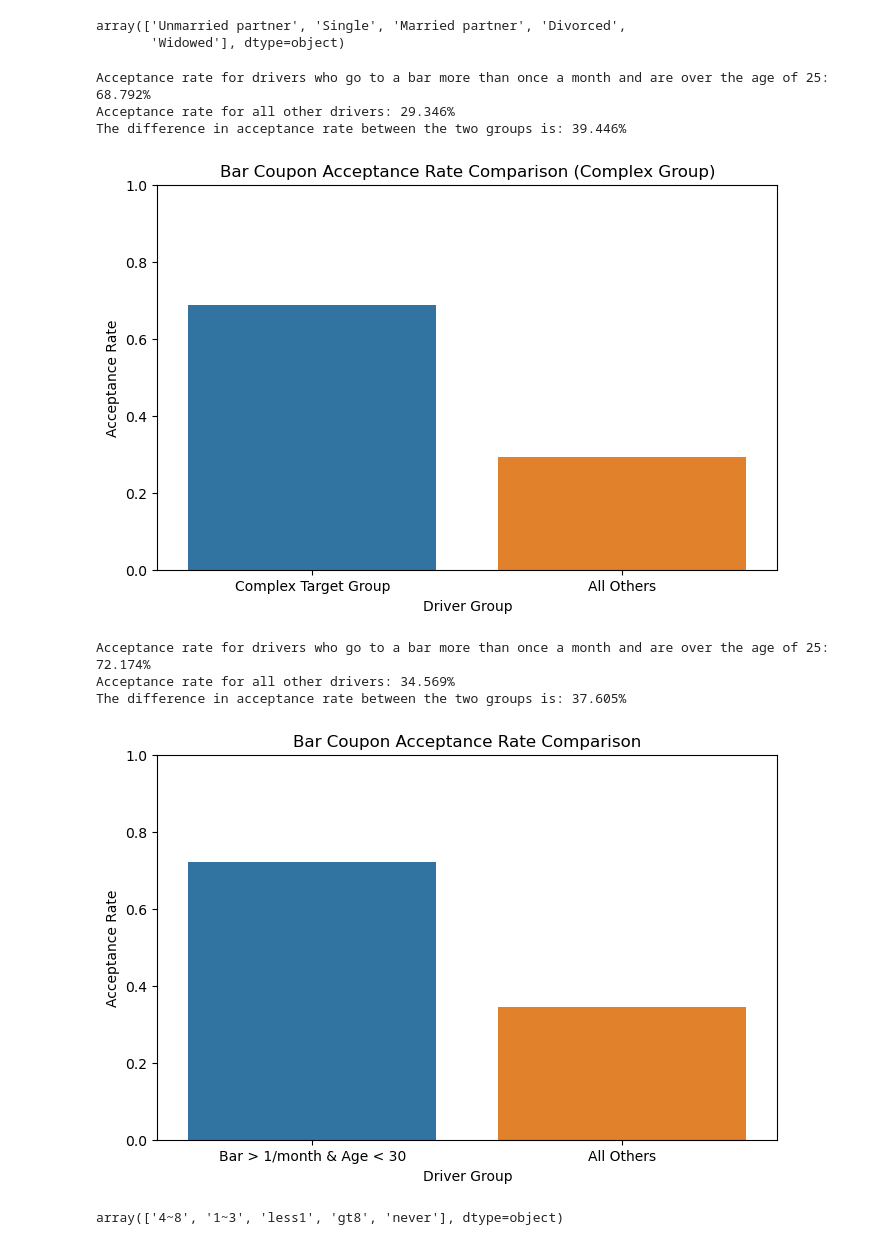
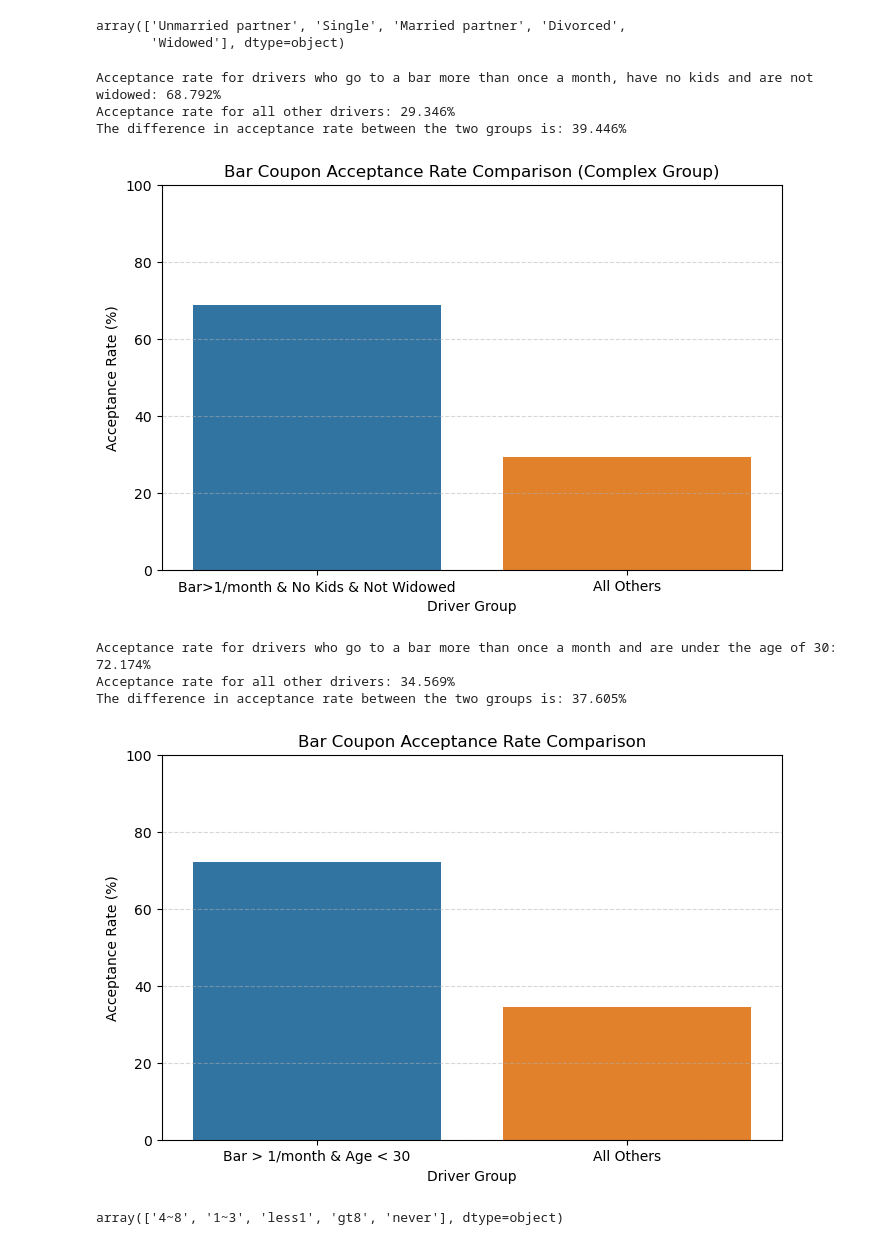
Before and after one commit to zaboush/Model_5_Assignment_5p1, a Jupyter notebook: prompt.ipynb, the cells around one changed output. Cells and saved outputs as stored; diff of their text form; code cells hidden in the pictures.

```diff
--- a/prompt.ipynb
+++ b/prompt.ipynb
@@ -425,46 +416,49 @@ bar_coupons['maritalStatus'].unique()
 array(['Unmarried partner', 'Single', 'Married partner', 'Divorced',
        'Widowed'], dtype=object)
 # %%
-list_bar_more_than_once = ['1~3', '4~8', 'gt8']              # Go to bar more than once a month
-list_passenger_kid = ['kid(s)']                              # Passenger is kid
-list_maritalStatus = ['Widowed']                             # Marital status is Widowed
+list_bar_more_than_once = ['1~3', '4~8', 'gt8']              # Make a list of people who goes to bar more than once a month
+list_passenger_kid = ['kid(s)']                              # Make a list of passenger is kid
+list_maritalStatus = ['Widowed']                             # Make a list of marital status is Widowed
 wanted_drivers = bar_coupons[
     (bar_coupons['Bar'].isin(list_bar_more_than_once)) &     # Filter those who goes to bar more than once a month
     (~bar_coupons['passanger'].isin(list_passenger_kid)) &   # Filter passenger isn't kid(s)
     (~bar_coupons['maritalStatus'].isin(list_maritalStatus))]# Filter marital status isn't Widowed
-wanted_drivers_acceptance_rate = wanted_drivers['Y'].mean()  # Acceptance rate for drivers who go to a bar more than once a month with no kid(s) and don't work in farming, fishing, or forestry
+wanted_drivers_acceptance_rate = wanted_drivers['Y'].mean()  # Acceptance rate for drivers who go to a bar more than once a month with no kid(s) and not widowed
 other_drivers = bar_coupons.drop(wanted_drivers.index)       # All other drivers
 other_drivers_acceptance_rate = other_drivers['Y'].mean()    # Acceptance rate for all other drivers
 difference = wanted_drivers_acceptance_rate - other_drivers_acceptance_rate
-print(f"Acceptance rate for drivers who go to a bar more than once a month and are over the age of 25: {wanted_drivers_acceptance_rate*100:0.3f}%")
+print(f"Acceptance rate for drivers who go to a bar more than once a month, have no kids and are not widowed: {wanted_drivers_acceptance_rate*100:0.3f}%")
 print(f"Acceptance rate for all other drivers: {other_drivers_acceptance_rate*100:0.3f}%")
 print(f"The difference in acceptance rate between the two groups is: {difference*100:0.3f}%")
 # Lets create a new dataframe for plotting
 comparison_data_complex = pd.DataFrame({
-    'Group': ['Complex Target Group', 'All Others'],
-    'Acceptance Rate': [wanted_drivers_acceptance_rate, other_drivers_acceptance_rate]
+    'Group': ['Bar>1/month & No Kids & Not Widowed', 'All Others'],
+    'Acceptance Rate': [wanted_drivers_acceptance_rate*100, other_drivers_acceptance_rate*100]
 })
 
 plt.figure(figsize=(8, 5))
 sns.barplot(data=comparison_data_complex, x='Group', y='Acceptance Rate')
 plt.title('Bar Coupon Acceptance Rate Comparison (Complex Group)')
 plt.xlabel('Driver Group')
-plt.ylabel('Acceptance Rate')
-plt.ylim(0, 1)
+plt.ylabel('Acceptance Rate (%)')
+plt.ylim(0, 100)
+plt.grid(axis='y', linestyle='--', alpha=0.5)
 plt.show()
+
+# Again, below data still suggests that people who goes to bar more than once a month have significant acceptance rate, while other factors impact this rate slightly
 # %% [output]
-Acceptance rate for drivers who go to a bar more than once a month and are over the age of 25: 68.792%
+Acceptance rate for drivers who go to a bar more than once a month, have no kids and are not widowed: 68.792%
 Acceptance rate for all other drivers: 29.346%
 The difference in acceptance rate between the two groups is: 39.446%
-[figure, old version]
+[figure, new version]
 # %%
 # Compare the acceptance rates between those drivers who go to bars more than once a month and are under the age of 30
-list_bar_more_than_once = ['1~3', '4~8', 'gt8']                # Go to bar more than once a month
-list_age_over_30 = ['31', '36', '41', '46', '50plus']          # Age over 30
+list_bar_more_than_once = ['1~3', '4~8', 'gt8']                # Make a list of people who goes to bar more than once a month
+list_age_over_30 = ['31', '36', '41', '46', '50plus']          # Make a list of people aged 30 or over
 wanted_drivers = bar_coupons[
     (bar_coupons['Bar'].isin(list_bar_more_than_once)) &       # Filter those who goes to bar more than once a month
     (~bar_coupons['age'].isin(list_age_over_30))]              # Filter those with age under 30
-wanted_drivers_acceptance_rate = wanted_drivers['Y'].mean()    # Acceptance rate for drivers who go to a bar more than once a month and are over the age of 25
+wanted_drivers_acceptance_rate = wanted_drivers['Y'].mean()    # Acceptance rate for drivers who go to a bar more than once a month and under the age of 30
 other_drivers = bar_coupons.drop(wanted_drivers.index)         # All other drivers
 other_drivers_acceptance_rate = other_drivers['Y'].mean()      # Acceptance rate for all other drivers
 difference = wanted_drivers_acceptance_rate - other_drivers_acceptance_rate
@@ -475,21 +469,24 @@ print(f"The difference in acceptance rate between the two groups is: {difference
 # Lets create a new dataframe for plotting
 comparison_data = pd.DataFrame({
     'Group': ['Bar > 1/month & Age < 30', 'All Others'],
-    'Acceptance Rate': [wanted_drivers_acceptance_rate, other_drivers_acceptance_rate]
+    'Acceptance Rate': [wanted_drivers_acceptance_rate*100, other_drivers_acceptance_rate*100]
 })
 
 plt.figure(figsize=(8, 5))
 sns.barplot(data=comparison_data, x='Group', y='Acceptance Rate')
 plt.title('Bar Coupon Acceptance Rate Comparison')
 plt.xlabel('Driver Group')
-plt.ylabel('Acceptance Rate')
-plt.ylim(0, 1)
+plt.ylabel('Acceptance Rate (%)')
+plt.ylim(0, 100)
+plt.grid(axis='y', linestyle='--', alpha=0.5)
 plt.show()
+
+# Again, below data still suggests that people who goes to bar more than once a month have significant acceptance rate, while other factors impact this rate slightly
 # %% [output]
-Acceptance rate for drivers who go to a bar more than once a month and are over the age of 25: 72.174%
+Acceptance rate for drivers who go to a bar more than once a month and are under the age of 30: 72.174%
 Acceptance rate for all other drivers: 34.569%
 The difference in acceptance rate between the two groups is: 37.605%
-[figure, old version]
+[figure, new version]
 # %%
 # Compare the acceptance rates between those drivers who go to cheap restaurants more than 4 times a month and income is less than 50K
 # Lets examine the content of the "RestaurantLessThan20" column
```
Also changed, not shown: parts of 14 cells of this notebook.
